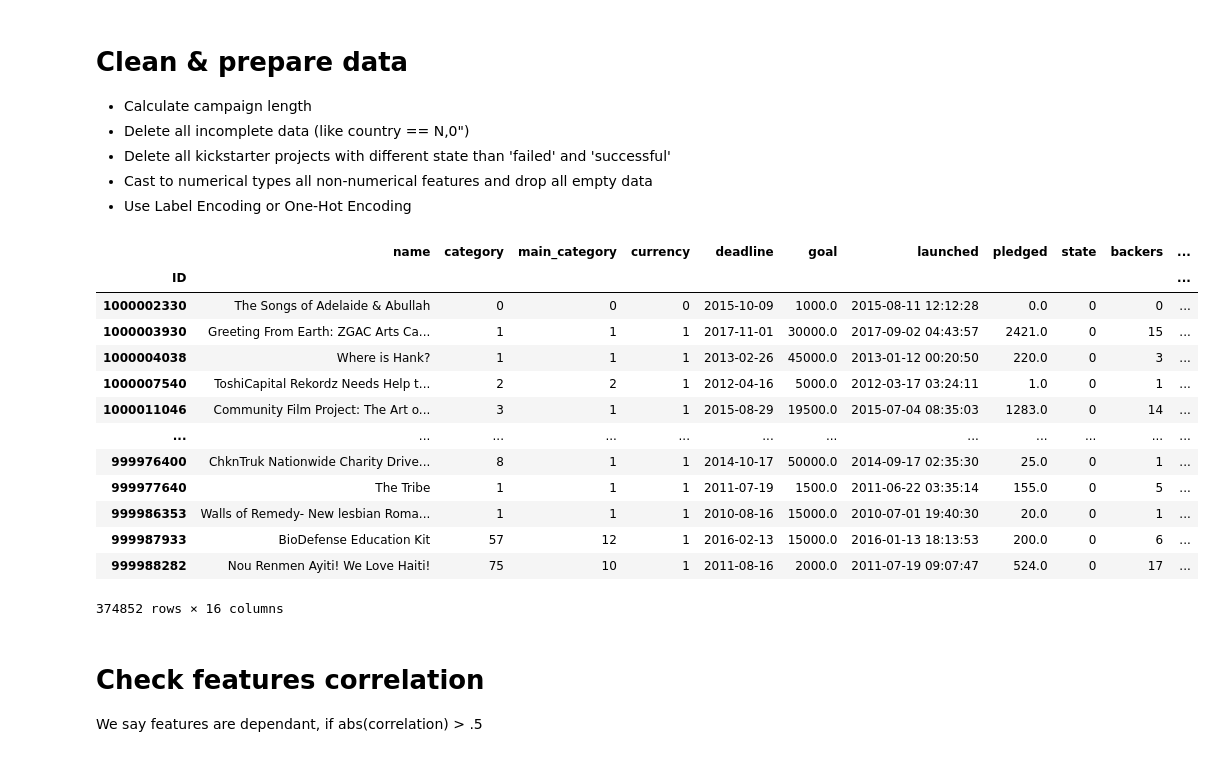
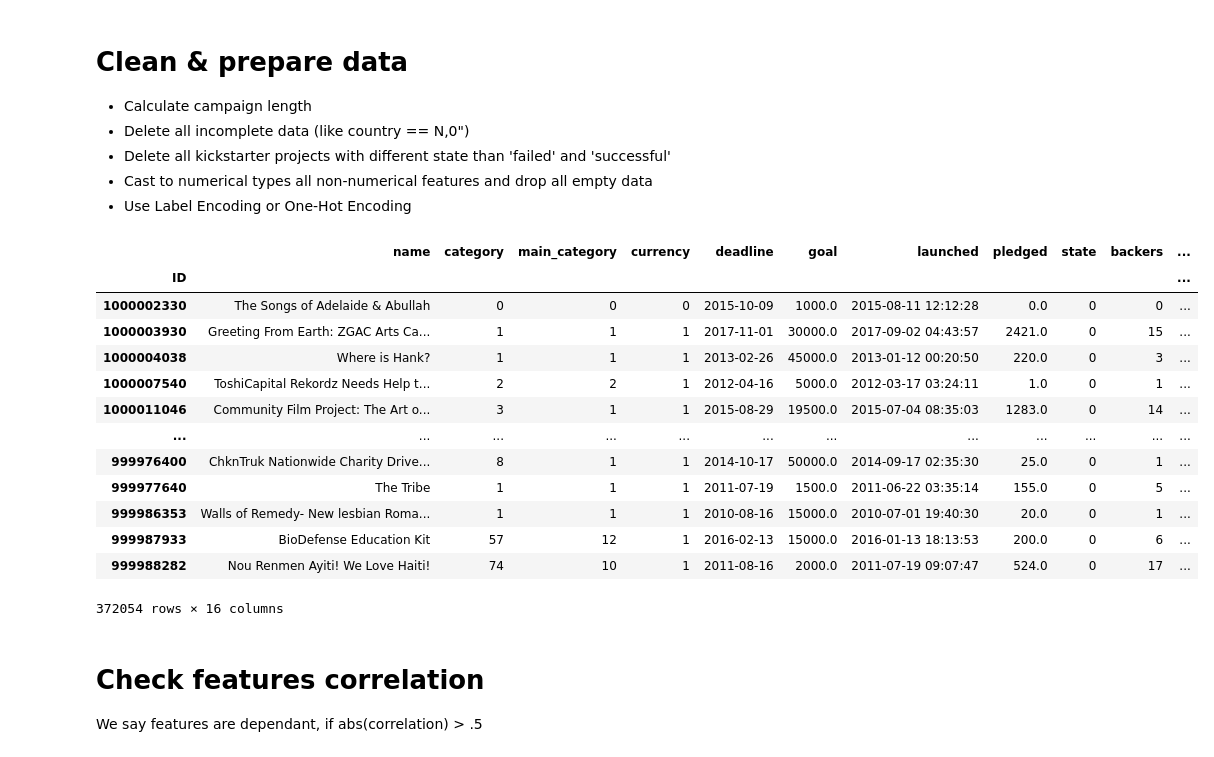
Before and after one commit to HubertLechowicz/kickstarter-predictor, a Jupyter notebook: classification_model.ipynb, the cells around one changed output. Saved outputs shown, nothing was run; the diff lists cells and outputs as text; code cells hidden in the pictures.

```diff
--- a/classification_model.ipynb
+++ b/classification_model.ipynb
@@ -43,12 +44,12 @@ df_clean = df.copy()
 
 indexes = df_clean[df_clean['country'] == 'N,0"'].index
 df_clean.drop(indexes, inplace=True)
-# keep only failed & successful records, we drop here like 40k
-# indexes = df_clean[(df_clean['state'] != 'failed') & (df_clean['state'] != 'successful')].index
-# df_clean.drop(indexes, inplace=True)
+# drop live & undefined states
+indexes = df_clean[(df_clean['state'] == 'live') | (df_clean['state'] == 'undefined')].index
+df_clean.drop(indexes, inplace=True)
 
 df_clean['campaign_length'] = pd.to_timedelta((pd.to_datetime(df_clean['deadline']) - pd.to_datetime(df_clean['launched'])), unit='days').dt.days
-# df_clean['name_length'] = df_clean['name'].str.len() # totaly useless since we are using name to get trend
+# df_clean = df_clean[(df_clean['usd_goal_real'] >= 10) & (df_clean['campaign_length'] >= 7)] # drop all with lower goal than 10$ and shorter than week
 
 ##########################################################
 # """ Label Encoding - if you want to run this, just comment lines with quotation marks
@@ -61,40 +62,40 @@ df_clean.dropna(inplace=True)
 # """
 ##########################################################
 
-##########################################################
+###########################################################
 """ One-Hot Encoding - if you want to run this, just comment lines with quotation marks
 column_transformer = ColumnTransformer([('encoder', OneHotEncoder(), ['category', 'main_category', 'currency', 'country'])], sparse_threshold=0, n_jobs=-1)
 onehot = pd.DataFrame(column_transformer.fit_transform(df_clean)).set_index(df_clean.index)
 new_cols_encoding = [col.replace('encoder__x0_', '').replace('encoder__x1_', '').replace('encoder__x2_', '').replace('encoder__x3_', '') for col in column_transformer.get_feature_names()]
 onehot.columns = new_cols_encoding
 df_clean = pd.concat([df_clean, onehot], axis=1)
 df_clean.drop(['category', 'main_category', 'currency', 'country', 'tokenized_name'], inplace=True, axis=1)
 df_clean = df_clean.loc[:,~df_clean.columns.duplicated()]
 """
 ##########################################################
 
 df_xd = df_clean[~df_clean['state'].str.contains('successful')].index
 df_clean.loc[df_clean['state'].str.contains('successful'), 'state'] = 1
 df_clean.loc[df_xd, 'state'] = 0
 df_clean['state'] = df_clean['state'].astype(int)
 
 
 df_clean
 # %% [output]
 |  | name | category | main_category | currency | deadline | goal | launched | pledged | state | backers | ... |
 | ID |  |  |  |  |  |  |  |  |  |  | ... |
 | 1000002330 | The Songs of Adelaide & Abullah | 0 | 0 | 0 | 2015-10-09 | 1000.0 | 2015-08-11 12:12:28 | 0.0 | 0 | 0 | ... |
 | 1000003930 | Greeting From Earth: ZGAC Arts Ca... | 1 | 1 | 1 | 2017-11-01 | 30000.0 | 2017-09-02 04:43:57 | 2421.0 | 0 | 15 | ... |
 | 1000004038 | Where is Hank? | 1 | 1 | 1 | 2013-02-26 | 45000.0 | 2013-01-12 00:20:50 | 220.0 | 0 | 3 | ... |
 | 1000007540 | ToshiCapital Rekordz Needs Help t... | 2 | 2 | 1 | 2012-04-16 | 5000.0 | 2012-03-17 03:24:11 | 1.0 | 0 | 1 | ... |
 | 1000011046 | Community Film Project: The Art o... | 3 | 1 | 1 | 2015-08-29 | 19500.0 | 2015-07-04 08:35:03 | 1283.0 | 0 | 14 | ... |
 | ... | ... | ... | ... | ... | ... | ... | ... | ... | ... | ... | ... |
 | 999976400 | ChknTruk Nationwide Charity Drive... | 8 | 1 | 1 | 2014-10-17 | 50000.0 | 2014-09-17 02:35:30 | 25.0 | 0 | 1 | ... |
 | 999977640 | The Tribe | 1 | 1 | 1 | 2011-07-19 | 1500.0 | 2011-06-22 03:35:14 | 155.0 | 0 | 5 | ... |
 | 999986353 | Walls of Remedy- New lesbian Roma... | 1 | 1 | 1 | 2010-08-16 | 15000.0 | 2010-07-01 19:40:30 | 20.0 | 0 | 1 | ... |
 | 999987933 | BioDefense Education Kit | 57 | 12 | 1 | 2016-02-13 | 15000.0 | 2016-01-13 18:13:53 | 200.0 | 0 | 6 | ... |
-| 999988282 | Nou Renmen Ayiti! We Love Haiti! | 75 | 10 | 1 | 2011-08-16 | 2000.0 | 2011-07-19 09:07:47 | 524.0 | 0 | 17 | ... |
+| 999988282 | Nou Renmen Ayiti! We Love Haiti! | 74 | 10 | 1 | 2011-08-16 | 2000.0 | 2011-07-19 09:07:47 | 524.0 | 0 | 17 | ... |
-374852 rows × 16 columns
+372054 rows × 16 columns
 # %% [markdown]
 # Check features correlation
 We say features are dependant, if abs(correlation) > .5
```
Also changed, not shown: parts of 37 cells of this notebook.
